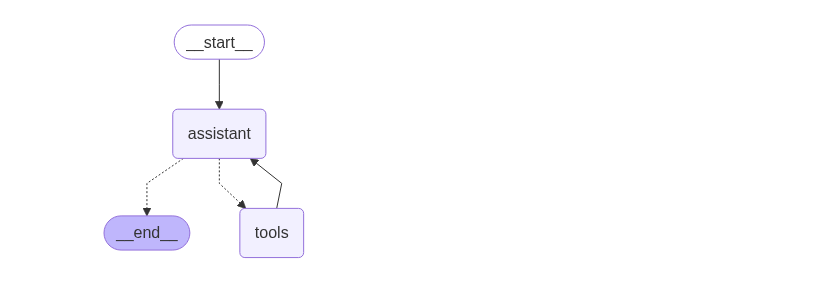
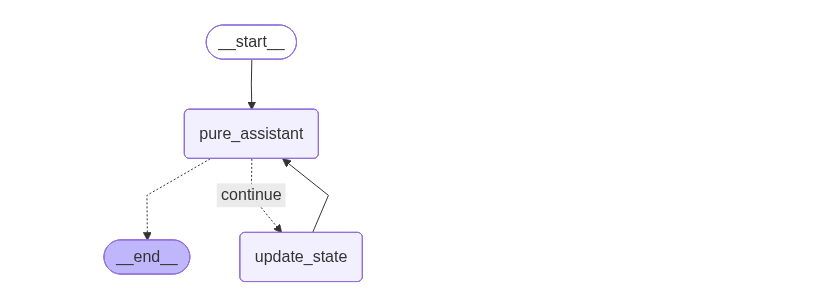
Before and after one commit to sairamkiran9/whiteboard.ai, a Jupyter notebook: backend/hld_agent.ipynb, the cells around one changed output. Cells and saved outputs as stored; diff of their text form; code cells hidden in the pictures.

```diff
--- a/backend/hld_agent.ipynb
+++ b/backend/hld_agent.ipynb
@@ -13,4 +60,19 @@ os.environ["LANGSMITH_PROJECT"] = "langchain-academy"
 # %%
+# Test with different models to isolate the issue
 from langchain_groq import ChatGroq
-gemma_chat = ChatGroq(model="gemma2-9b-it", temperature=1)
+
+print("🔬 Testing different models:")
+
+# Try Gemma (should work with PydanticOutputParser)
+gemma_chat = ChatGroq(model="gemma2-9b-it", temperature=0)
 deepseek_chat = ChatGroq(model="deepseek-r1-distill-llama-70b", temperature=0)
+
+# Test which model works better
+test_models = {
+    "gemma": gemma_chat,
+    "deepseek": deepseek_chat
+}
+
+print("Available models:", list(test_models.keys()))
+
+chat_model = gemma_chat
@@ -108,54 +253,36 @@ def assistant(state: ArchitectureState):
 # %%
 from langgraph.graph import START, StateGraph, END
-from langgraph.prebuilt import tools_condition
-from langgraph.prebuilt import ToolNode
 from IPython.display import Image, display
-import re
 
-# Custom tools node to handle sequence building
-def tools_node(state: ArchitectureState):
-    messages = state["messages"]
-    # Execute the tools
-    tool_executor = ToolNode(tools)
-    result = tool_executor.invoke({"messages": messages})
+# Simplified graph - NO tools, NO tool conditions, NO tool nodes
+builder = StateGraph(StructuredArchitectureState)
 
-    # Extract the predicted component from tool result
-    latest_tool_message = result["messages"][-1]
-    predicted_component = latest_tool_message.content.strip()
+# Define nodes (clean and simple)
+builder.add_node("pure_assistant", pure_structured_assistant)
+builder.add_node("update_state", update_state_node)
 
-    # Extract current sequence from the tool call arguments
-    latest_ai_message = messages[-1]
-    if hasattr(latest_ai_message, 'tool_calls') and latest_ai_message.tool_calls:
-        current_seq = latest_ai_message.tool_calls[0]["args"]["current_sequence"]
-        # Build new sequence
-        new_sequence = f"{current_seq} -> {predicted_component}"
-    else:
-        new_sequence = state["current_sequence"]
+# Simple conditional function (no tools_condition)
+def should_continue_simple(state: StructuredArchitectureState) -> str:
+    """Simple conditional - just check completion"""
+    if state["is_complete"]:
+        return "__end__"
+    if state["output_state"] and state["output_state"].next == "__end__":
+        return "__end__"
+    return "continue"
 
-    return {
-        "messages": result["messages"],
-        "current_sequence": new_sequence,
-        "predictions_made": state["predictions_made"] + 1
-    }
+# Define edges (clean flow)
+builder.add_edge(START, "pure_assistant")
+builder.add_conditional_edges(
+    "pure_assistant",
+    should_continue_simple,
+    {"continue": "update_state", "__end__": END}
+)
+builder.add_edge("update_state", "pure_assistant")
 
-# Graph
-builder = StateGraph(ArchitectureState)
+# Compile the clean graph
+clean_graph = builder.compile()
 
-# Define nodes: these do the work
-builder.add_node("assistant", assistant)
-builder.add_node("tools", tools_node)
-
-# Define edges: these determine how the control flow moves
-builder.add_edge(START, "assistant")
-builder.add_conditional_edges(
-    "assistant",
-    tools_condition,
-    {"tools": "tools", "__end__": END}
-)
-builder.add_edge("tools", "assistant")
-
-react_graph = builder.compile()
-
-# Show
-display(Image(react_graph.get_graph(xray=True).draw_mermaid_png()))
+# Display
+print("🎯 Clean graph created - NO tools, NO complexity!")
+display(Image(clean_graph.get_graph(xray=True).draw_mermaid_png()))
 # %% [output]
@@ -162,3 +290,3 @@ display(Image(react_graph.get_graph(xray=True).draw_mermaid_png()))
-[figure, old version]
+[figure, new version]
 # %%
 from langgraph.checkpoint.memory import MemorySaver
```
Also changed, not shown: parts of 12 cells of this notebook.
